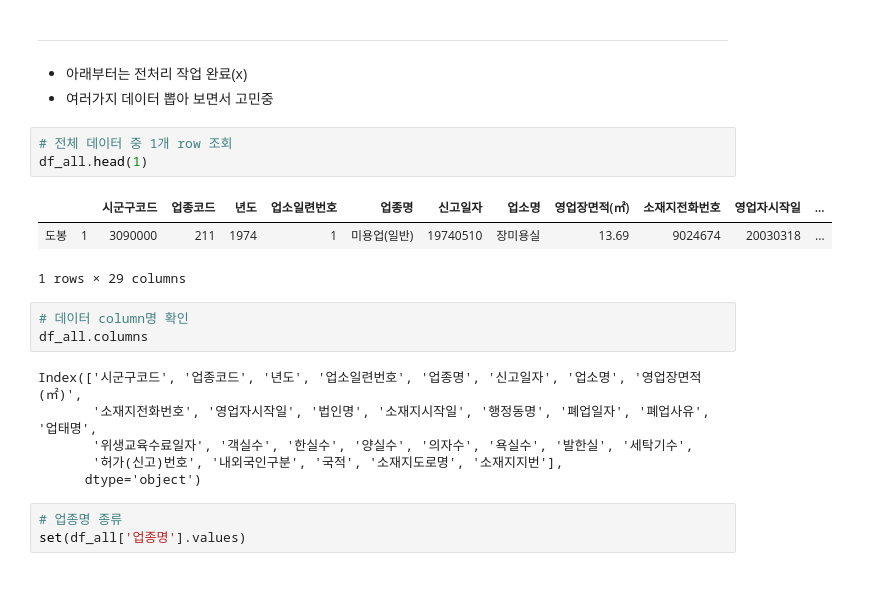
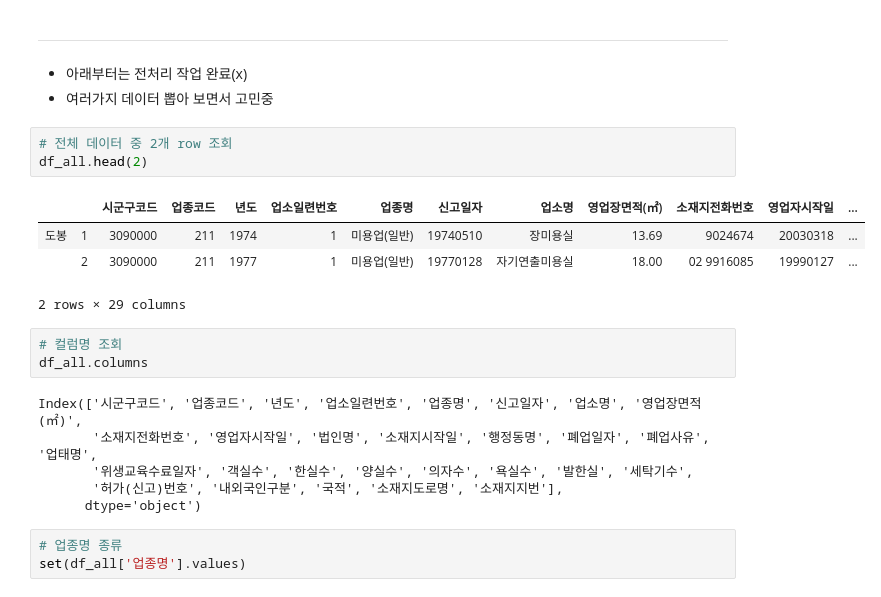
Before and after one commit to DongWon-Sehr/project_marytalk, a Jupyter notebook: dataset/서울시 미용실 데이터 전처리 - 서동원 (20200321).ipynb, the cells around one changed output. Cells and saved outputs as stored; diff of their text form.

```diff
--- a/dataset/서울시 미용실 데이터 전처리 - 서동원 (20200321).ipynb
+++ b/dataset/서울시 미용실 데이터 전처리 - 서동원 (20200321).ipynb
@@ -245,14 +288,15 @@ drop된 폐업점 수 : 8553
 - 아래부터는 전처리 작업 완료(x)
 - 여러가지 데이터 뽑아 보면서 고민중
 # %%
-# 전체 데이터 중 1개 row 조회
-df_all.head(1)
+# 전체 데이터 중 2개 row 조회
+df_all.head(2)
 # %% [output]
 |  |  | 시군구코드 | 업종코드 | 년도 | 업소일련번호 | 업종명 | 신고일자 | 업소명 | 영업장면적(㎡) | 소재지전화번호 | 영업자시작일 | ... |
 | 도봉 | 1 | 3090000 | 211 | 1974 | 1 | 미용업(일반) | 19740510 | 장미용실 | 13.69 | 9024674 | 20030318 | ... |
+|  | 2 | 3090000 | 211 | 1977 | 1 | 미용업(일반) | 19770128 | 자기연출미용실 | 18.00 | 02 9916085 | 19990127 | ... |
-1 rows × 29 columns
+2 rows × 29 columns
 # %%
-# 데이터 column명 확인
+# 컬럼명 조회
 df_all.columns
 # %% [output]
 Index(['시군구코드', '업종코드', '년도', '업소일련번호', '업종명', '신고일자', '업소명', '영업장면적(㎡)',
```
Also changed, not shown: parts of 22 cells of this notebook.
